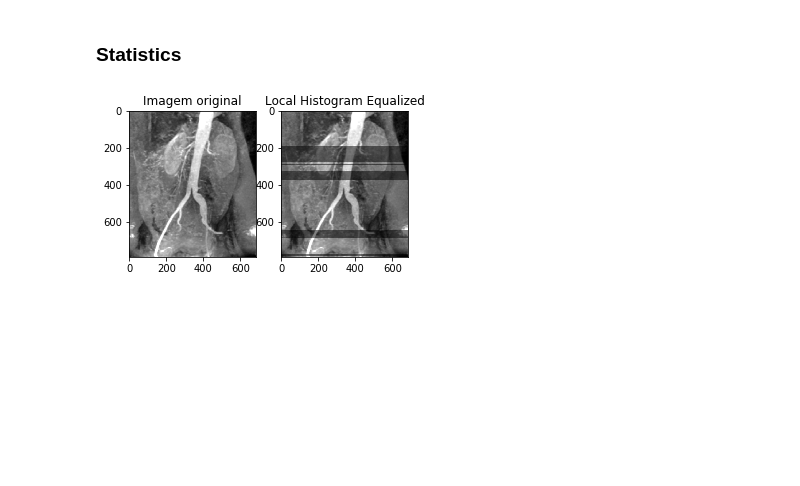
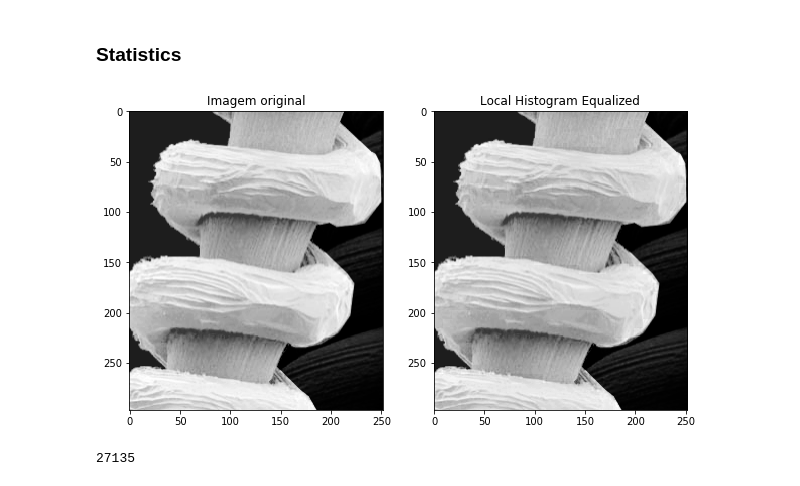
Before and after one commit to junior1407/PDI-2019-2, a Jupyter notebook: exercicios/T04/T04_5.ipynb, the cells around one changed output. Saved outputs shown, nothing was run; the diff lists cells and outputs as text; code cells hidden in the pictures; blank space fills up the shorter version.

```diff
--- a/exercicios/T04/T04_5.ipynb
+++ b/exercicios/T04/T04_5.ipynb
@@ -34,7 +34,7 @@ def getwindowNo(data,size, x, y):
     line = x//size
     windowsByLine = width //size
     windowsPastLines = line * windowsByLine
-    return windowsPastLines + line
+    return windowsPastLines + col
 
 #Gets a dictionary with the probability array
 def calcProbabilityArray(data):
@@ -64,7 +64,7 @@ def calcSD(data,  mean, prob):
 
 # Returns the new value for a given pixel
 def equalizePixel(x,y, data, size):
-
+    global entrou
     global dataLib
     global meanLib
     global probLib
@@ -84,12 +84,13 @@ def equalizePixel(x,y, data, size):
     # Criteria to decide whether to apply the transformation or not
     if ( meanLib[windowNo] <= k0 * m_g and
         k1* sd_g <= sdLib[windowNo] and sdLib[windowNo] <= k2* sd_g):
+        entrou+=1
         return E * data[x][y]
     return data[x][y]
 # %%
-N = 5 #Window's size  (NXN)
+N = 9 #Window's size  (NXN)
 
-imgfile = '../../db/kidney.tif'
+imgfile = '../../db/tungsten.tif'
 img= cv2.imread(imgfile, 0)
 height,width = img.shape[:2]
 
@@ -108,21 +109,24 @@ probLib = {} # Probability Array Lib
 # %%
 #Criteria Constants
 
+entrou=0
 k0 = 0.4
 p_g = calcProbabilityArray(img)
 m_g = calcMean(img, p_g)
-k1 = 0.02
-k2 = 0.4
+k1 = 0.075
+k2 = 0.2
 sd_g = calcSD(img, m_g, p_g)
-E = 0.5
+E = 0.96
 # %%
 for i in range(height):
     for j in range(width):
         img2[i][j] = equalizePixel(i,j,img,N)
 # %%
-plt.figure(figsize=(5,5))
+plt.figure(figsize=(10,10))
 plt.subplot(121), plt.title("Imagem original"), plt.imshow(img, cmap='gray')
 plt.subplot(122), plt.title("Local Histogram Equalized"), plt.imshow(img2, cmap='gray')
 plt.show()
+print(entrou)
 # %% [output]
-[figure, old version]
+[figure, new version]
+27135
```
Also changed, not shown: 2 other files.
